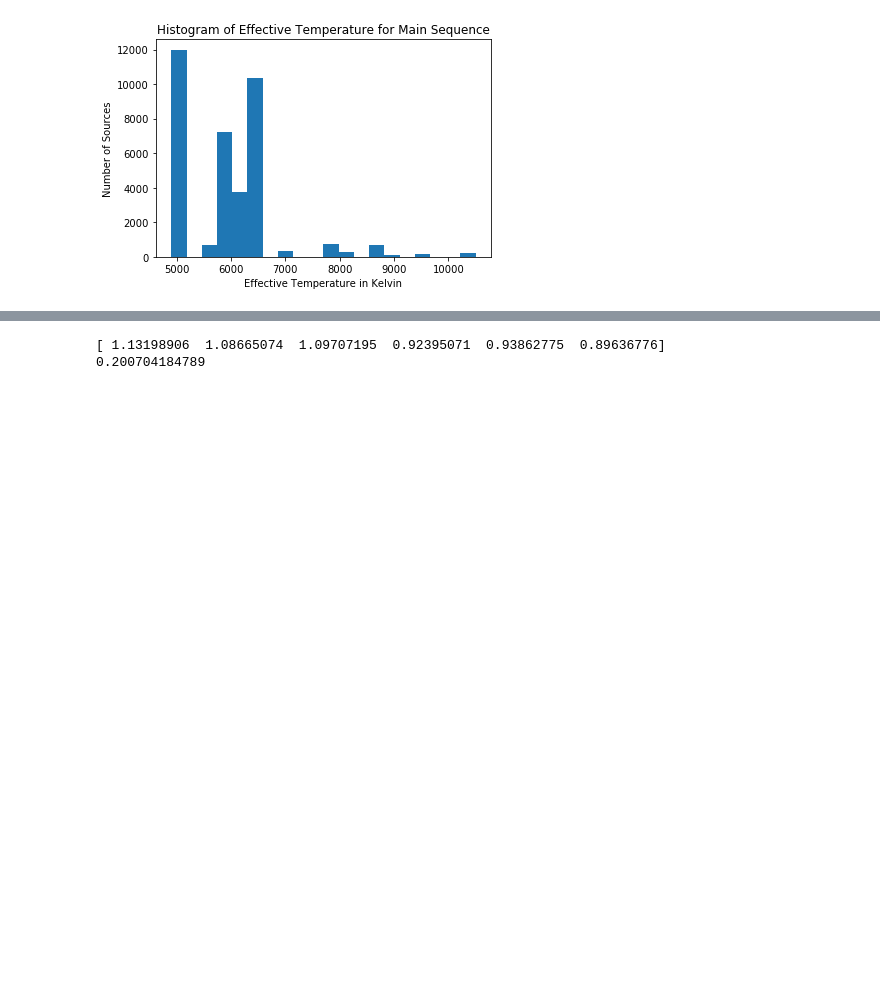
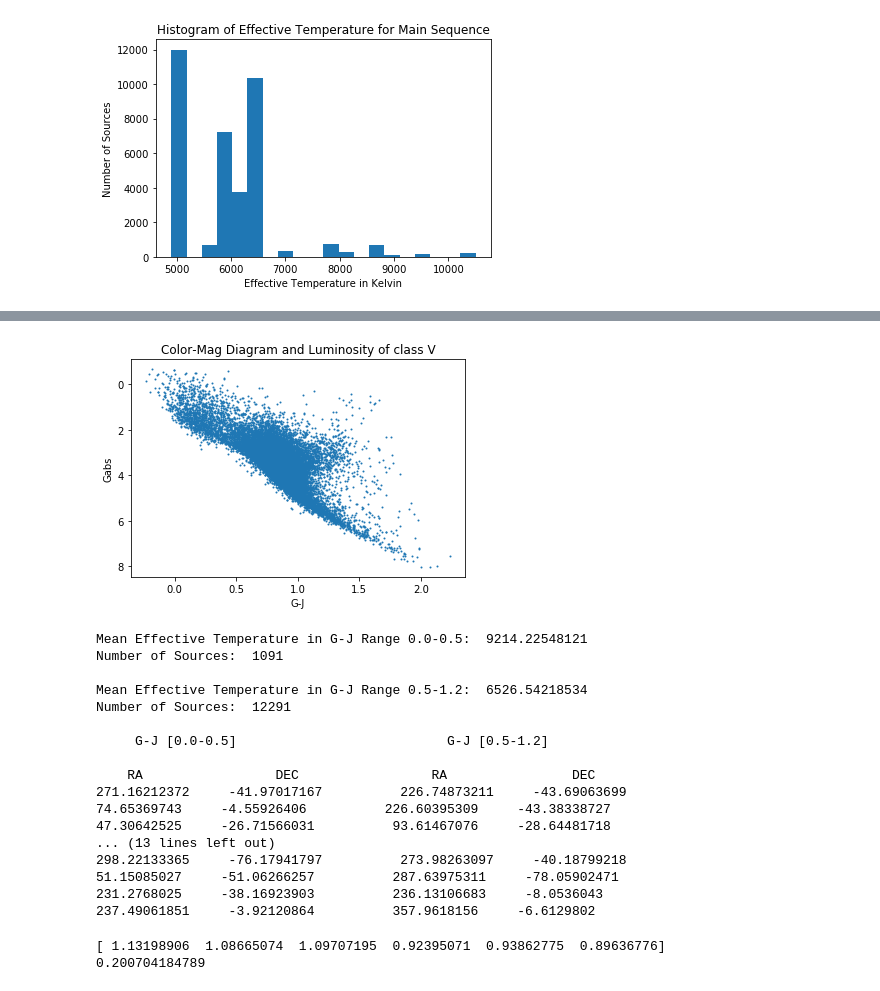
Before and after one commit to leemundy/GAIA, a Jupyter notebook: Work-Areas/khall/notebook/Data/StanCat Work.ipynb, the cells around one changed output, grey strips where cells are left out. Drawn from its saved outputs; the diff is of its cells as text; code cells hidden in the pictures; blank space fills up the shorter version.

```diff
--- a/Work-Areas/khall/notebook/Data/StanCat Work.ipynb
+++ b/Work-Areas/khall/notebook/Data/StanCat Work.ipynb
@@ -409,3 +466,73 @@ average Kmag:  1.9434716169
+# %%
+RA = t['RAJ2000']
+DEC = t['DEJ2000']
+Gabs = []
+GJabs = []
+# First Region represents the G-J range of [0.0-0.5]
+# Second Region represents the G-J range of [0.5-1.2]
+# Each RA and DEC arrays correspond to each region based on the _"first" or _"second" notation
+RA_first = []
+DEC_first = []
+temp_first = []
+RA_second = []
+DEC_second = []
+temp_second = []
+for i in range(0,len(Teff)):
+    if(SpTypeN[i] == 5.0 and Gmag.mask[i] == False and Jmag.mask[i] == False and Kmag.mask[i] == False and Hmag.mask[i] == False):
+        if(Jmag.mask[i] == False and Gmag.mask[i] == False):
+            Gvalue = AbsGmag[i]
+            GJvalue = AbsGmag[i]-AbsJmag[i]
+            Gabs.append(Gvalue)
+            GJabs.append(GJvalue)
+            if(GJvalue >= 0.0 and GJvalue < 0.5):
+                if(Gvalue >= 0.0 and Gvalue <= 2.0):
+                    RA_first.append(RA[i])
+                    DEC_first.append(DEC[i])
+                    temp_first.append(Teff[i])
+            if(0.5 <= GJvalue <= 1.2):
+                if(2.0 <= Gvalue <= 4.0):
+                    RA_second.append(RA[i])
+                    DEC_second.append(DEC[i])
+                    temp_second.append(Teff[i])
+plt.title('Color-Mag Diagram and Luminosity of class V')
+plt.xlabel('G-J')
+plt.ylabel('Gabs')
+plt.gca().invert_yaxis()
+plt.scatter(GJabs,Gabs,s=1.0)
+plt.show()
+meanTempFirst = np.mean(temp_first)
+meanTempSecond = np.mean(temp_second)
+
+
+
+print('Mean Effective Temperature in G-J Range 0.0-0.5: ', meanTempFirst, '\nNumber of Sources: ', len(RA_first), '\n')
+
+
+print('Mean Effective Temperature in G-J Range 0.5-1.2: ', meanTempSecond, '\nNumber of Sources: ', len(RA_second), '\n')
+print('     G-J [0.0-0.5]                           G-J [0.5-1.2]\n')
+print('    RA                 DEC                 RA                DEC')
+for j in range(0,20):
+
+    print(RA_first[j], '   ',DEC_first[j], '        ',RA_second[j], '   ',DEC_second[j])
+# %% [output]
+[figure, added]
+Mean Effective Temperature in G-J Range 0.0-0.5:  9214.22548121
+Number of Sources:  1091
+
+Mean Effective Temperature in G-J Range 0.5-1.2:  6526.54218534
+Number of Sources:  12291
+
+     G-J [0.0-0.5]                           G-J [0.5-1.2]
+
+    RA                 DEC                 RA                DEC
+271.16212372     -41.97017167          226.74873211     -43.69063699
+74.65369743     -4.55926406          226.60395309     -43.38338727
+47.30642525     -26.71566031          93.61467076     -28.64481718
+... (13 lines left out)
+298.22133365     -76.17941797          273.98263097     -40.18799218
+51.15085027     -51.06266257          287.63975311     -78.05902471
+231.2768025     -38.16923903          236.13106683     -8.0536043
+237.49061851     -3.92120864          357.9618156     -6.6129802
 # %%
 totalMags = np.array([totalB,totalV,totalG,totalJ,totalH,totalK])
 
```
Also changed, not shown: parts of 5 cells of this notebook.
